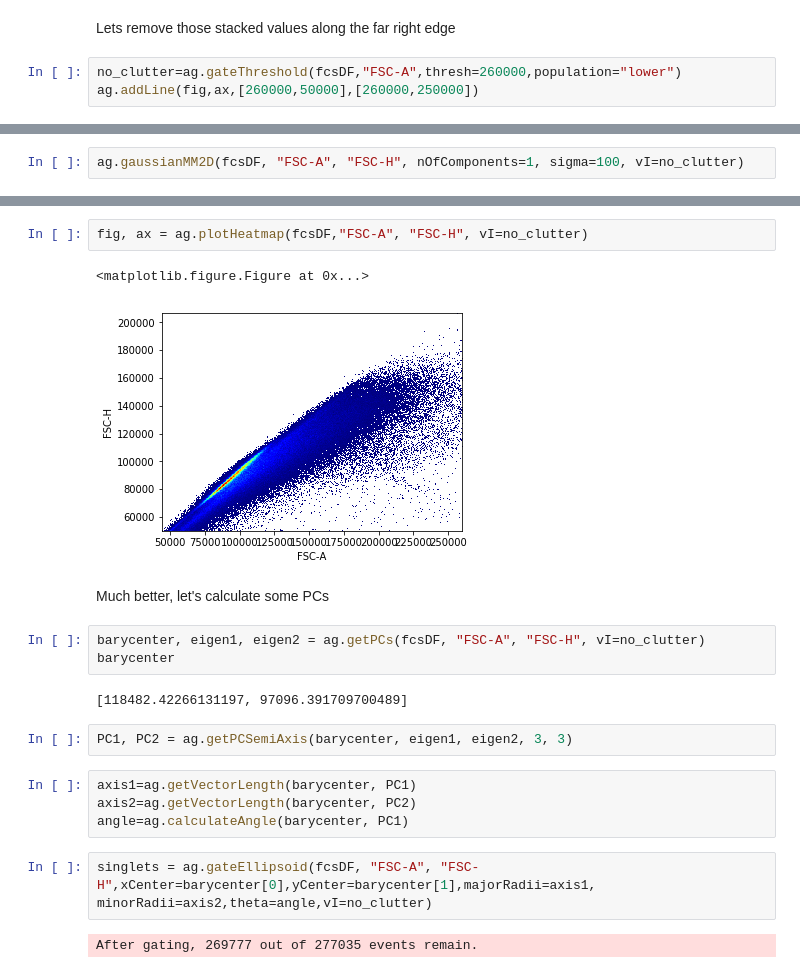
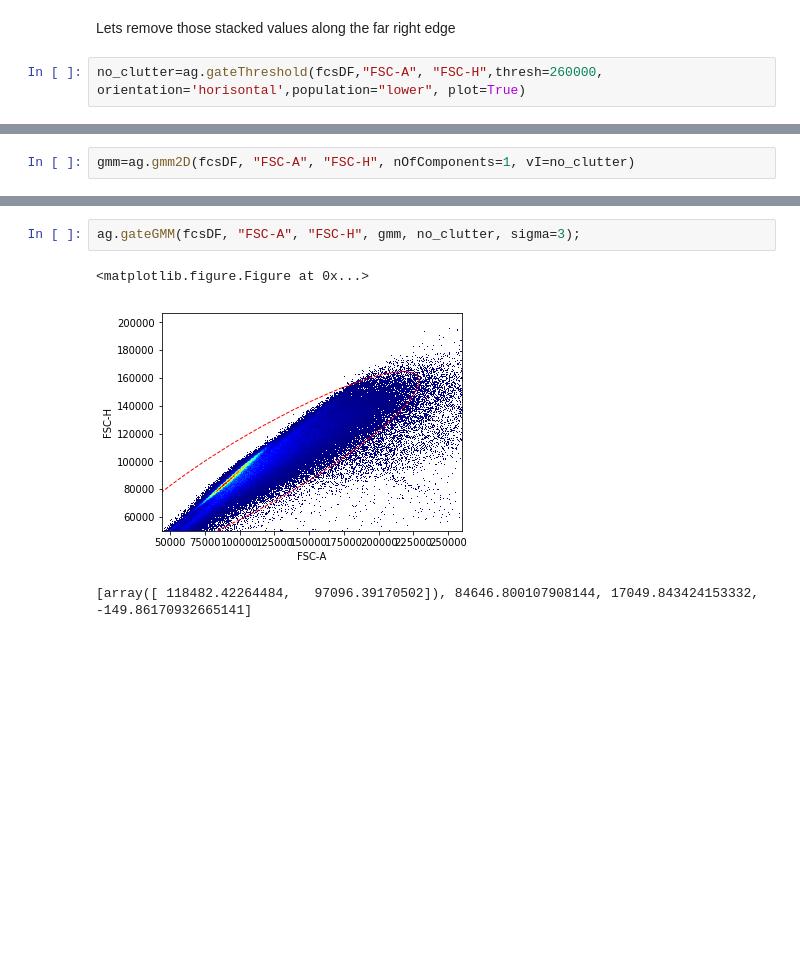
Before and after one commit to LudvigEk/aligater, a Jupyter notebook: pyAliGater_testing.ipynb, the cells around one changed output, grey strips where cells are left out. Saved outputs shown, nothing was run; the diff lists cells and outputs as text; blank space fills up the shorter version.

```diff
--- a/pyAliGater_testing.ipynb
+++ b/pyAliGater_testing.ipynb
@@ -20,6 +25,5 @@ fig, ax = ag.plotHeatmap(fcsDF,"FSC-A", "FSC-H")
 # %% [markdown]
 Lets remove those stacked values along the far right edge
 # %%
-no_clutter=ag.gateThreshold(fcsDF,"FSC-A",thresh=260000,population="lower")
-ag.addLine(fig,ax,[260000,50000],[260000,250000])
+no_clutter=ag.gateThreshold(fcsDF,"FSC-A", "FSC-H",thresh=260000, orientation='horisontal',population="lower", plot=True)
 # %% [output]
@@ -30,2 +60,2 @@ More work needed on the gaussian mixed modelling
 # %%
-ag.gaussianMM2D(fcsDF, "FSC-A", "FSC-H", nOfComponents=1, sigma=100, vI=no_clutter)
+gmm=ag.gmm2D(fcsDF, "FSC-A", "FSC-H", nOfComponents=1, vI=no_clutter)
@@ -34,22 +62,6 @@ ag.gaussianMM2D(fcsDF, "FSC-A", "FSC-H", nOfComponents=1, sigma=100, vI=no_clutt
 # %%
-fig, ax = ag.plotHeatmap(fcsDF,"FSC-A", "FSC-H", vI=no_clutter)
+ag.gateGMM(fcsDF, "FSC-A", "FSC-H", gmm, no_clutter, sigma=3);
 # %% [output]
 <matplotlib.figure.Figure at 0x...>
-[figure, old version]
+[figure, new version]
+[array([ 118482.42264484,   97096.39170502]), 84646.800107908144, 17049.843424153332, -149.86170932665141]
-# %% [markdown]
-Much better, let's calculate some PCs
-# %%
-barycenter, eigen1, eigen2 = ag.getPCs(fcsDF, "FSC-A", "FSC-H", vI=no_clutter)
-barycenter
-# %% [output]
-[118482.42266131197, 97096.391709700489]
-# %%
-PC1, PC2 = ag.getPCSemiAxis(barycenter, eigen1, eigen2, 3, 3)
-# %%
-axis1=ag.getVectorLength(barycenter, PC1)
-axis2=ag.getVectorLength(barycenter, PC2)
-angle=ag.calculateAngle(barycenter, PC1)
-# %%
-singlets = ag.gateEllipsoid(fcsDF, "FSC-A", "FSC-H",xCenter=barycenter[0],yCenter=barycenter[1],majorRadii=axis1, minorRadii=axis2,theta=angle,vI=no_clutter)
-# %% [output]
-After gating, 269777 out of 277035 events remain.
```
Also changed, not shown: parts of 22 cells of this notebook, 3 other files.
